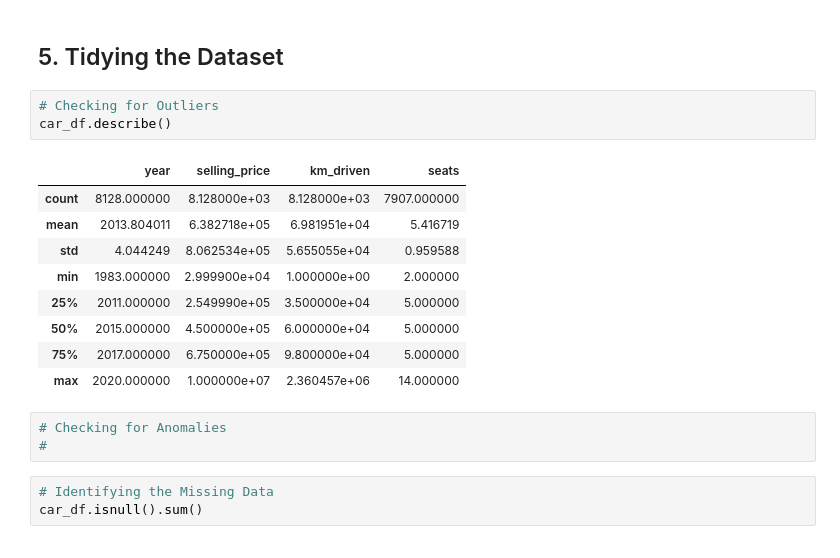
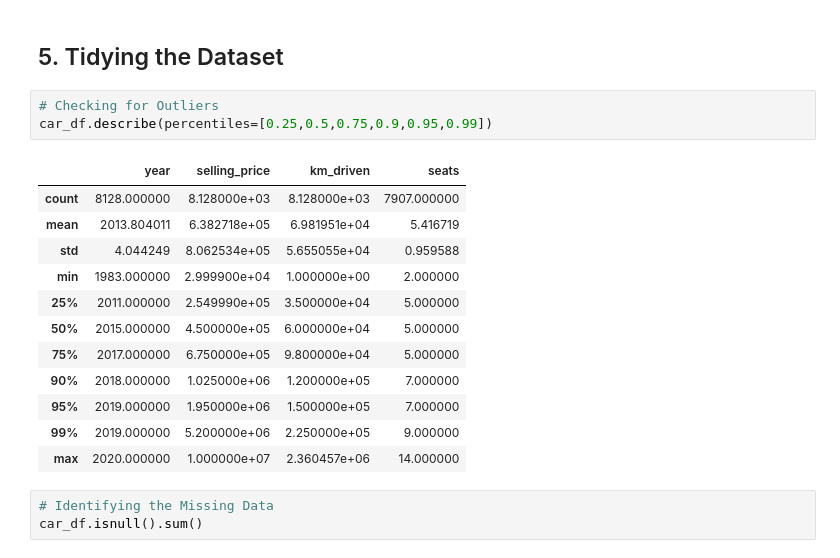
Before and after one commit to Wachira-2030/used-car-price-prediction, a Jupyter notebook: index1.ipynb, the cells around one changed output. Saved outputs shown, nothing was run; the diff lists cells and outputs as text.

```diff
--- a/index1.ipynb
+++ b/index1.ipynb
@@ -110,20 +119,20 @@ Making sure your data matches something outside of the dataset is very important
 ## 5. Tidying the Dataset
 # %%
 # Checking for Outliers
-car_df.describe()
+car_df.describe(percentiles=[0.25,0.5,0.75,0.9,0.95,0.99])
 # %% [output]
 |  | year | selling_price | km_driven | seats |
 | count | 8128.000000 | 8.128000e+03 | 8.128000e+03 | 7907.000000 |
 | mean | 2013.804011 | 6.382718e+05 | 6.981951e+04 | 5.416719 |
 | std | 4.044249 | 8.062534e+05 | 5.655055e+04 | 0.959588 |
 | min | 1983.000000 | 2.999900e+04 | 1.000000e+00 | 2.000000 |
 | 25% | 2011.000000 | 2.549990e+05 | 3.500000e+04 | 5.000000 |
 | 50% | 2015.000000 | 4.500000e+05 | 6.000000e+04 | 5.000000 |
 | 75% | 2017.000000 | 6.750000e+05 | 9.800000e+04 | 5.000000 |
+| 90% | 2018.000000 | 1.025000e+06 | 1.200000e+05 | 7.000000 |
+| 95% | 2019.000000 | 1.950000e+06 | 1.500000e+05 | 7.000000 |
+| 99% | 2019.000000 | 5.200000e+06 | 2.250000e+05 | 9.000000 |
 | max | 2020.000000 | 1.000000e+07 | 2.360457e+06 | 14.000000 |
-# %%
-# Checking for Anomalies
-#
 # %%
 # Identifying the Missing Data
 car_df.isnull().sum()
```
Also changed, not shown: parts of 31 cells of this notebook.
